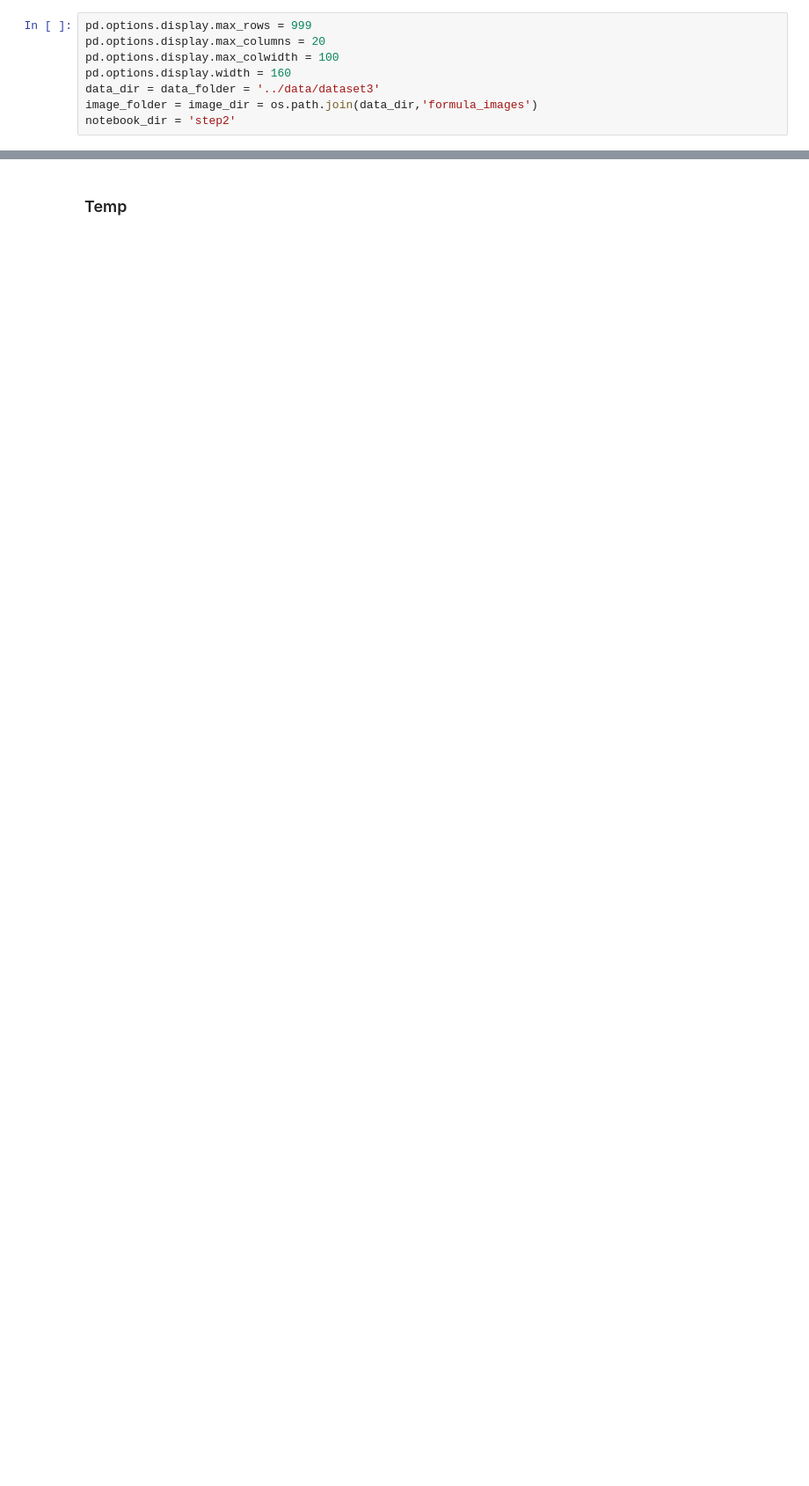
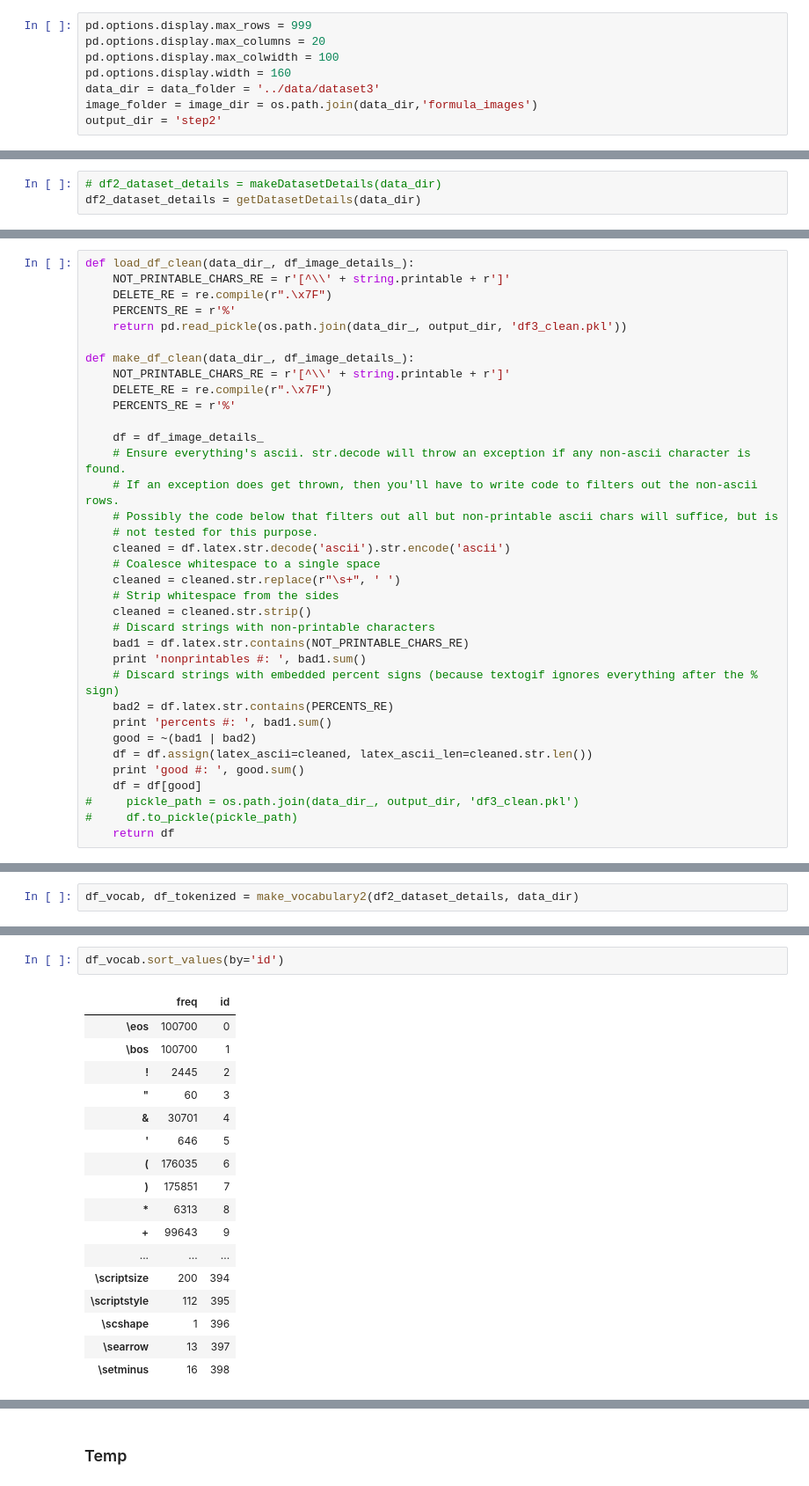
Before and after one commit to untrix/im2latex, a Jupyter notebook: src/preprocessing_step_2_tokenizer.ipynb, the cells around one changed output, grey strips where cells are left out. Shown at 88% size. Cells and saved outputs as stored; diff of their text form; blank space fills up the shorter version.

```diff
--- a/src/preprocessing_step_2_tokenizer.ipynb
+++ b/src/preprocessing_step_2_tokenizer.ipynb
@@ -33,7 +35,7 @@ pd.options.display.max_colwidth = 100
 pd.options.display.width = 160
 data_dir = data_folder = '../data/dataset3'
 image_folder = image_dir = os.path.join(data_dir,'formula_images')
-notebook_dir = 'step2'
+output_dir = 'step2'
 # %% [markdown]
 #### Characterset Chart for Reference
 ##### ASCII Control Characters
@@ -316,0 +110,3 @@ df_word2id = get_word2id(df_tokenized, df_vocab, data_dir)
+# %%
+# df2_dataset_details = makeDatasetDetails(data_dir)
+df2_dataset_details = getDatasetDetails(data_dir)
@@ -316,0 +117,35 @@ df_word2id = get_word2id(df_tokenized, df_vocab, data_dir)
+# %%
+def load_df_clean(data_dir_, df_image_details_):
+    NOT_PRINTABLE_CHARS_RE = r'[^\\' + string.printable + r']'
+    DELETE_RE = re.compile(r".\x7F")
+    PERCENTS_RE = r'%'
+    return pd.read_pickle(os.path.join(data_dir_, output_dir, 'df3_clean.pkl'))
+
+def make_df_clean(data_dir_, df_image_details_):
+    NOT_PRINTABLE_CHARS_RE = r'[^\\' + string.printable + r']'
+    DELETE_RE = re.compile(r".\x7F")
+    PERCENTS_RE = r'%'
+
+    df = df_image_details_
+    # Ensure everything's ascii. str.decode will throw an exception if any non-ascii character is found.
+    # If an exception does get thrown, then you'll have to write code to filters out the non-ascii rows.
+    # Possibly the code below that filters out all but non-printable ascii chars will suffice, but is
+    # not tested for this purpose.
+    cleaned = df.latex.str.decode('ascii').str.encode('ascii')
+    # Coalesce whitespace to a single space
+    cleaned = cleaned.str.replace(r"\s+", ' ')
+    # Strip whitespace from the sides
+    cleaned = cleaned.str.strip()
+    # Discard strings with non-printable characters
+    bad1 = df.latex.str.contains(NOT_PRINTABLE_CHARS_RE)
+    print 'nonprintables #: ', bad1.sum()
+    # Discard strings with embedded percent signs (because textogif ignores everything after the % sign)
+    bad2 = df.latex.str.contains(PERCENTS_RE)
+    print 'percents #: ', bad1.sum()
+    good = ~(bad1 | bad2)
+    df = df.assign(latex_ascii=cleaned, latex_ascii_len=cleaned.str.len())
+    print 'good #: ', good.sum()
+    df = df[good]
+#     pickle_path = os.path.join(data_dir_, output_dir, 'df3_clean.pkl')
+#     df.to_pickle(pickle_path)
+    return df
@@ -316,0 +268,2 @@ df_word2id = get_word2id(df_tokenized, df_vocab, data_dir)
+# %%
+df_vocab, df_tokenized = make_vocabulary2(df2_dataset_details, data_dir)
@@ -316,0 +286,20 @@ df_word2id = get_word2id(df_tokenized, df_vocab, data_dir)
+# %%
+df_vocab.sort_values(by='id')
+# %% [output]
+|  | freq | id |
+| \eos | 100700 | 0 |
+| \bos | 100700 | 1 |
+| ! | 2445 | 2 |
+| " | 60 | 3 |
+| & | 30701 | 4 |
+| ' | 646 | 5 |
+| ( | 176035 | 6 |
+| ) | 175851 | 7 |
+| * | 6313 | 8 |
+| + | 99643 | 9 |
+| ... | ... | ... |
+| \scriptsize | 200 | 394 |
+| \scriptstyle | 112 | 395 |
+| \scshape | 1 | 396 |
+| \searrow | 13 | 397 |
+| \setminus | 16 | 398 |
```
Also changed, not shown: parts of 55 cells of this notebook.
